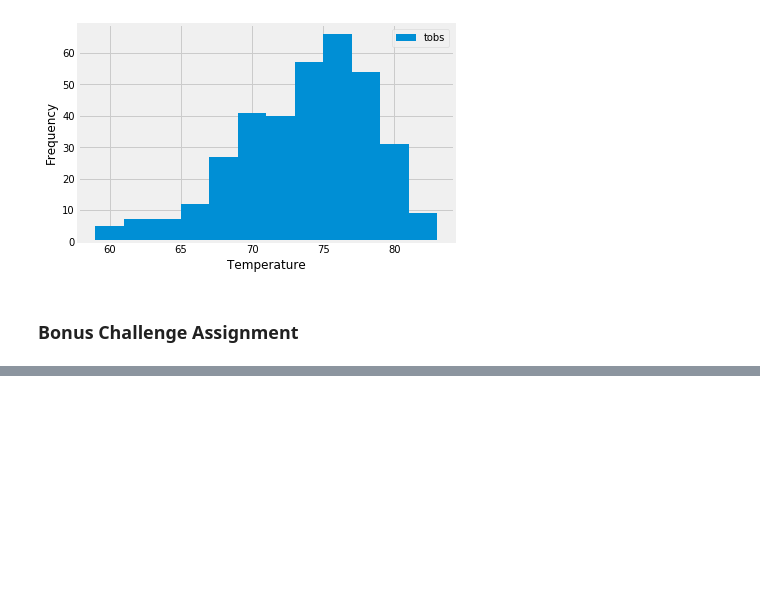
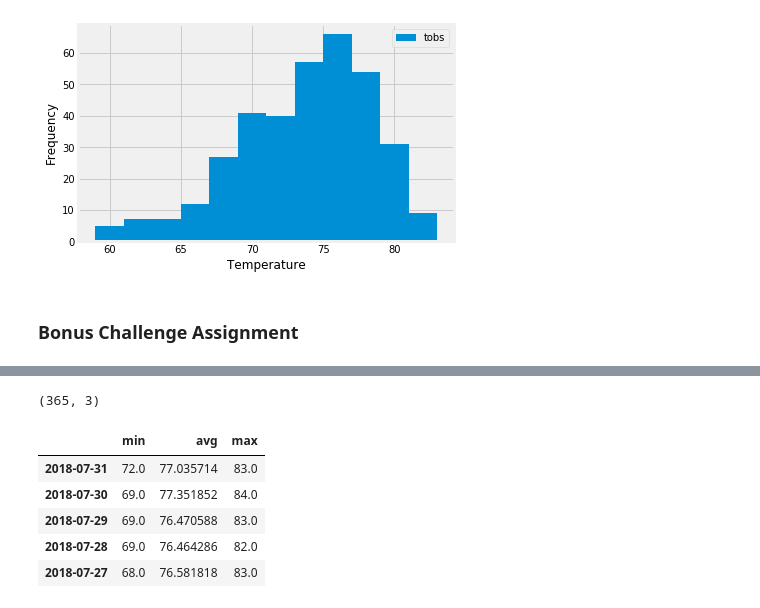
Before and after one commit to tomtav/sqlalchemy-challenge, a Jupyter notebook: analysis.ipynb, the cells around one changed output, grey strips where cells are left out. Saved outputs shown, nothing was run; the diff lists cells and outputs as text; code cells hidden in the pictures; blank space fills up the shorter version.

```diff
--- a/analysis.ipynb
+++ b/analysis.ipynb
@@ -261,4 +301,16 @@ daily_normals("01-01")
 # %%
 # Load the previous query results into a Pandas DataFrame and add the `trip_dates` range as the `date` index
+norm_df = pd.DataFrame(normals, columns=['min','avg','max'], index=trip_dates)
+norm_df.sort_index(ascending=False, inplace=True)
+print(norm_df.shape)
+norm_df.head()
+# %% [output]
+(365, 3)
+|  | min | avg | max |
+| 2018-07-31 | 72.0 | 77.035714 | 83.0 |
+| 2018-07-30 | 69.0 | 77.351852 | 84.0 |
+| 2018-07-29 | 69.0 | 76.470588 | 83.0 |
+| 2018-07-28 | 69.0 | 76.464286 | 82.0 |
+| 2018-07-27 | 68.0 | 76.581818 | 83.0 |
 # %%
 # Plot the daily normals as an area plot with `stacked=False`
```
Also changed, not shown: parts of 8 cells of this notebook.
